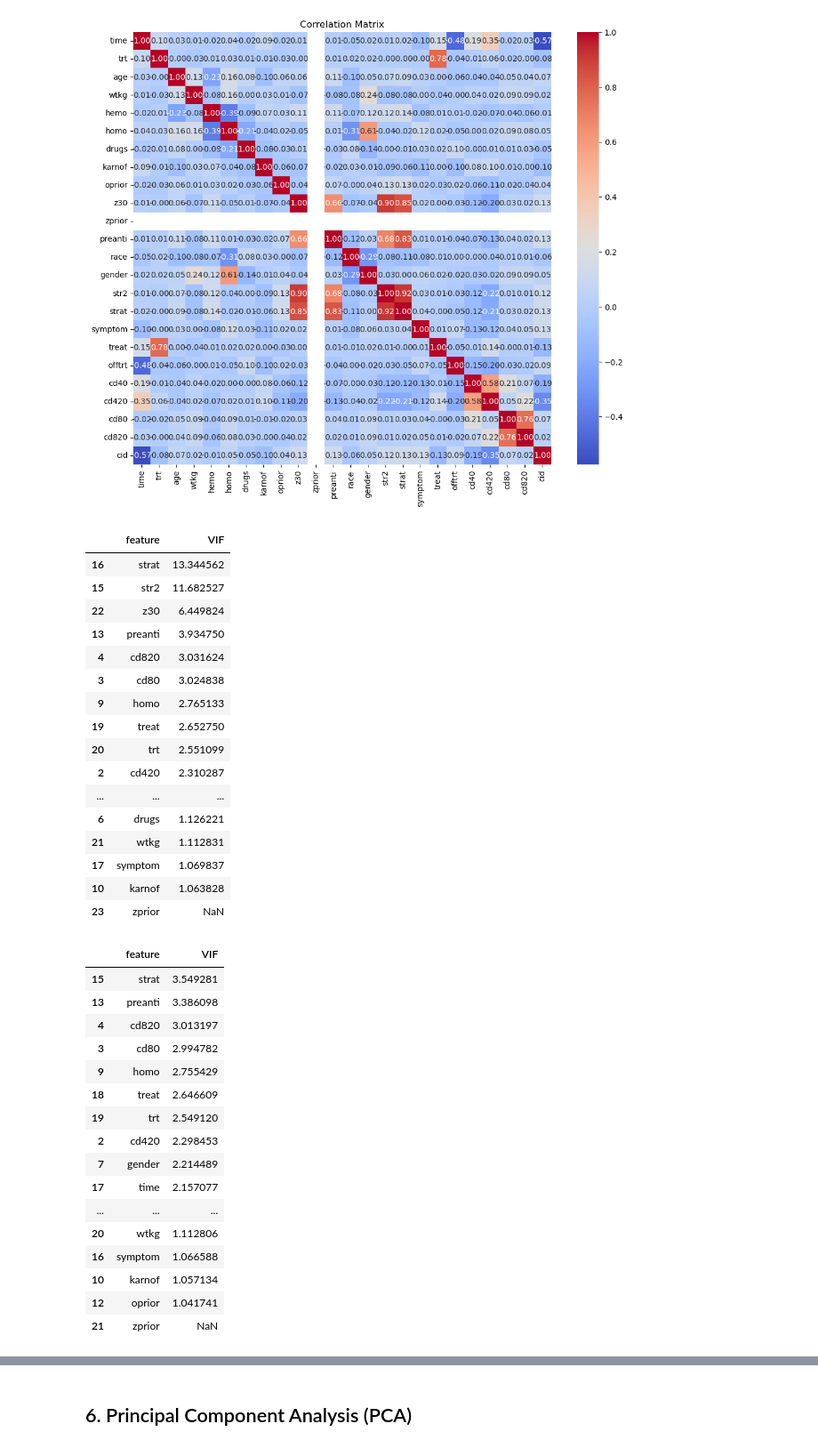
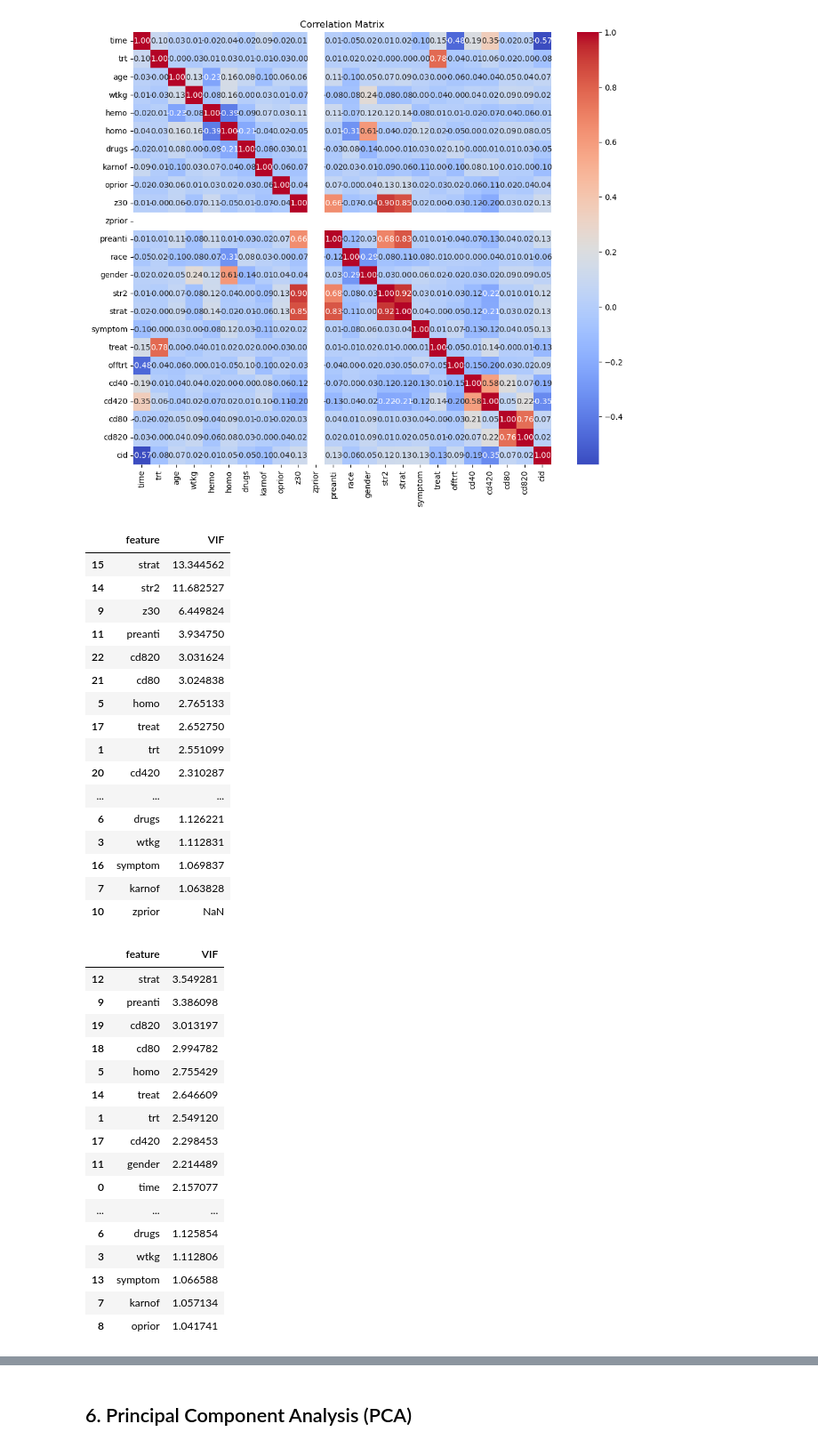
Before and after one commit to jrich71/Clinical_Trial_ML, a Jupyter notebook: aids_trial_notebook_jr.ipynb, the cells around one changed output, grey strips where cells are left out. Shown at 89% size. Drawn from its saved outputs; the diff is of its cells as text; code cells hidden in the pictures.

```diff
--- a/aids_trial_notebook_jr.ipynb
+++ b/aids_trial_notebook_jr.ipynb
@@ -76,70 +77,69 @@ plt.show()
 # %% [output]
 [figure]
 # %%
-# Drop the target and non-numeric columns first
-features = df_copy.select_dtypes(include='number').columns.difference(['y'])
-
-X_vif = df_copy[features].dropna()  # drop rows with missing values for clean VIF
+# Create a working copy for VIF and dropna for good measure.
+X_vif = df_copy.dropna()
 X_vif_scaled = StandardScaler().fit_transform(X_vif)
 
 vif_data = pd.DataFrame({
-    'feature': features,
+    'feature': X_vif.columns,
     'VIF': [variance_inflation_factor(X_vif_scaled, i) for i in range(X_vif_scaled.shape[1])]
 })
 vif_data.sort_values(by='VIF', ascending=False)
 # %% [output]
 |  | feature | VIF |
-| 16 | strat | 13.344562 |
-| 15 | str2 | 11.682527 |
-| 22 | z30 | 6.449824 |
-| 13 | preanti | 3.934750 |
-| 4 | cd820 | 3.031624 |
-| 3 | cd80 | 3.024838 |
-| 9 | homo | 2.765133 |
-| 19 | treat | 2.652750 |
-| 20 | trt | 2.551099 |
-| 2 | cd420 | 2.310287 |
+| 15 | strat | 13.344562 |
+| 14 | str2 | 11.682527 |
+| 9 | z30 | 6.449824 |
+| 11 | preanti | 3.934750 |
+| 22 | cd820 | 3.031624 |
+| 21 | cd80 | 3.024838 |
+| 5 | homo | 2.765133 |
+| 17 | treat | 2.652750 |
+| 1 | trt | 2.551099 |
+| 20 | cd420 | 2.310287 |
 | ... | ... | ... |
 | 6 | drugs | 1.126221 |
-| 21 | wtkg | 1.112831 |
-| 17 | symptom | 1.069837 |
-| 10 | karnof | 1.063828 |
-| 23 | zprior | NaN |
+| 3 | wtkg | 1.112831 |
+| 16 | symptom | 1.069837 |
+| 7 | karnof | 1.063828 |
+| 10 | zprior | NaN |
 # %%
-df_vif_reduced = df_copy.drop(columns=['str2', 'z30'])
+# Drop the columns with high collinearity but keep 'strat' to check its performance with 'str2' removed
+df_vif_reduced = df_copy.drop(columns=['str2', 'z30'], errors='ignore')
 
-# Select numeric features again
-features_reduced = df_vif_reduced.select_dtypes(include='number').columns.difference(['y'])
-X_vif_reduced = df_vif_reduced[features_reduced].dropna()
+# Drop constant columns (std = 0)
+constant_cols = df_vif_reduced.columns[df_vif_reduced.std() == 0]
+df_vif_reduced = df_vif_reduced.drop(columns=constant_cols)
 
 # Standardize
-X_scaled_reduced = StandardScaler().fit_transform(X_vif_reduced)
+X_scaled_reduced = StandardScaler().fit_transform(df_vif_reduced)
 
 # Recalculate VIF
 vif_reduced = pd.DataFrame({
-    'feature': features_reduced,
+    'feature': df_vif_reduced.columns,
     'VIF': [variance_inflation_factor(X_scaled_reduced, i) for i in range(X_scaled_reduced.shape[1])]
 })
 
 vif_reduced.sort_values(by='VIF', ascending=False)
 # %% [output]
 |  | feature | VIF |
-| 15 | strat | 3.549281 |
-| 13 | preanti | 3.386098 |
-| 4 | cd820 | 3.013197 |
-| 3 | cd80 | 2.994782 |
-| 9 | homo | 2.755429 |
-| 18 | treat | 2.646609 |
-| 19 | trt | 2.549120 |
-| 2 | cd420 | 2.298453 |
-| 7 | gender | 2.214489 |
-| 17 | time | 2.157077 |
+| 12 | strat | 3.549281 |
+| 9 | preanti | 3.386098 |
+| 19 | cd820 | 3.013197 |
+| 18 | cd80 | 2.994782 |
+| 5 | homo | 2.755429 |
+| 14 | treat | 2.646609 |
+| 1 | trt | 2.549120 |
+| 17 | cd420 | 2.298453 |
+| 11 | gender | 2.214489 |
+| 0 | time | 2.157077 |
 | ... | ... | ... |
-| 20 | wtkg | 1.112806 |
-| 16 | symptom | 1.066588 |
-| 10 | karnof | 1.057134 |
-| 12 | oprior | 1.041741 |
-| 21 | zprior | NaN |
+| 6 | drugs | 1.125854 |
+| 3 | wtkg | 1.112806 |
+| 13 | symptom | 1.066588 |
+| 7 | karnof | 1.057134 |
+| 8 | oprior | 1.041741 |
 # %%
 # Based on VIF analysis, the features `str2` and `z30` had VIF values greater than 5.0, indicating potential multicollinearity.
 # Although 'strat' was initially greater than 5.0, it dropped to under 5.0 after removeing 'str2' alone.
```
Also changed, not shown: parts of 19 cells of this notebook, 1 other file.
